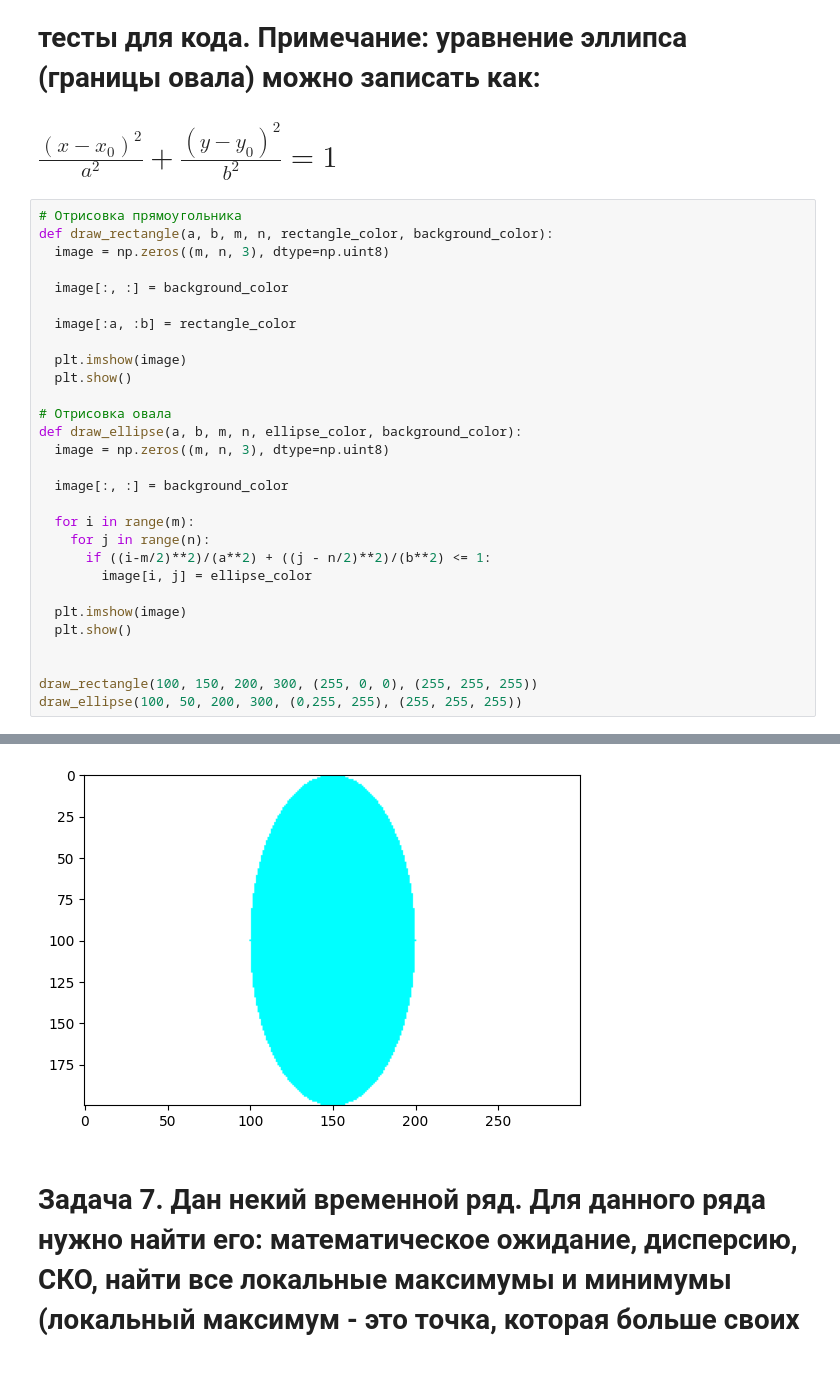
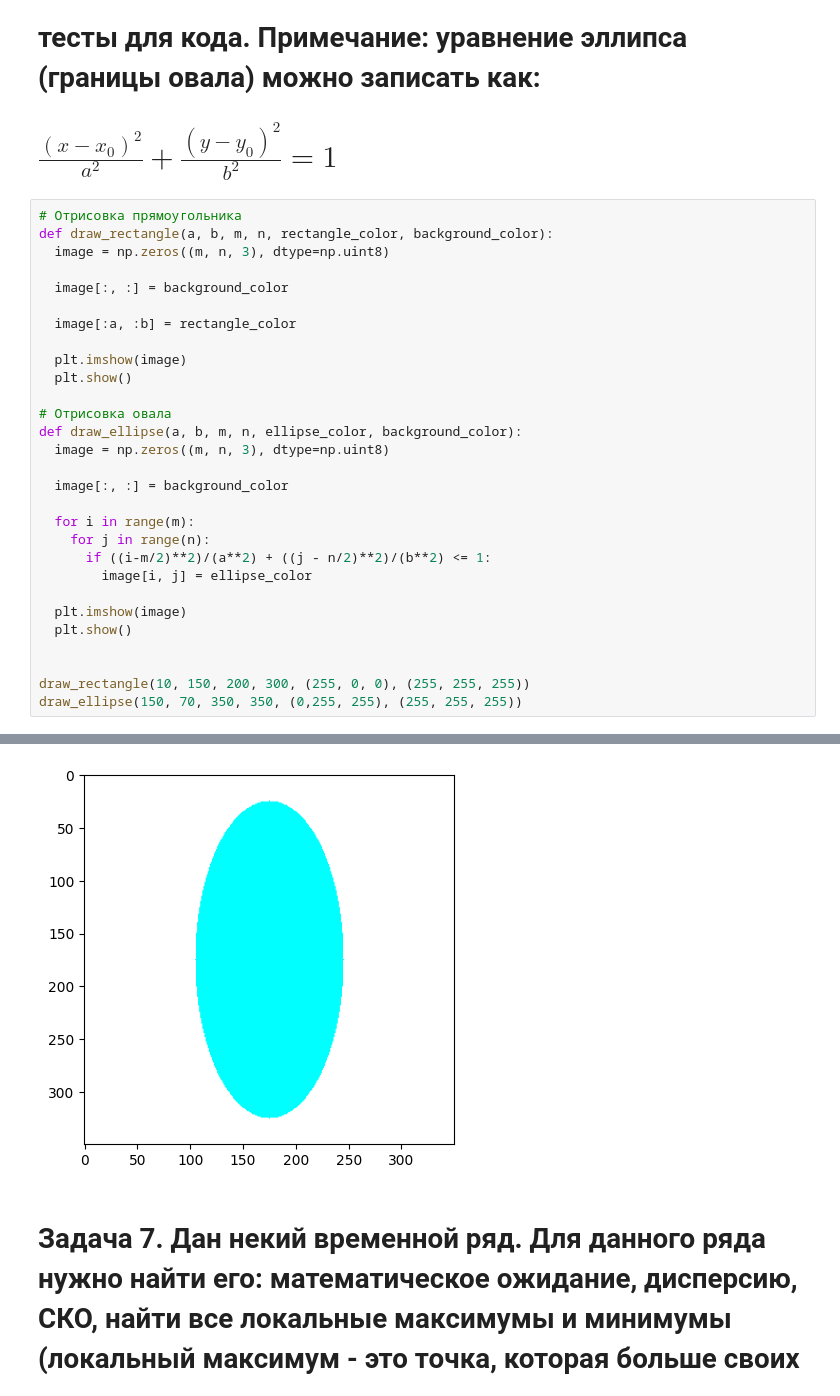
Before and after one commit to Artex88/lab1, a Jupyter notebook: numpy.ipynb, the cells around one changed output, grey strips where cells are left out. Saved outputs shown, nothing was run; the diff lists cells and outputs as text; blank space fills up the shorter version.

```diff
--- a/numpy.ipynb
+++ b/numpy.ipynb
@@ -127,6 +127,6 @@ def draw_ellipse(a, b, m, n, ellipse_color, background_color):
   plt.show()
 
 
-draw_rectangle(100, 150, 200, 300, (255, 0, 0), (255, 255, 255))
-draw_ellipse(100, 50, 200, 300, (0,255, 255), (255, 255, 255))
+draw_rectangle(10, 150, 200, 300, (255, 0, 0), (255, 255, 255))
+draw_ellipse(150, 70, 350, 350, (0,255, 255), (255, 255, 255))
 # %% [output]
@@ -134,4 +134,4 @@ draw_ellipse(100, 50, 200, 300, (0,255, 255), (255, 255, 255))
-[figure, old version]
+[figure, new version]
 # %% [markdown]
 <h1>Задача 7. Дан некий временной ряд. Для данного ряда нужно найти его: математическое ожидание, дисперсию, СКО, найти все локальные максимумы и минимумы (локальный максимум - это точка, которая больше своих соседних точек, а локальный минимум - это точка, которая меньше своих соседей), а также вычислить для данного ряда другой ряд, получаемый методом скользящего среднего с размером окна $p$.
 <h1>Примечание: метод скользящего среднего подразумевает нахождение среднего из подмножетсва ряда размером $p$
```
Also changed, not shown: parts of 3 cells of this notebook, 1 other file.
